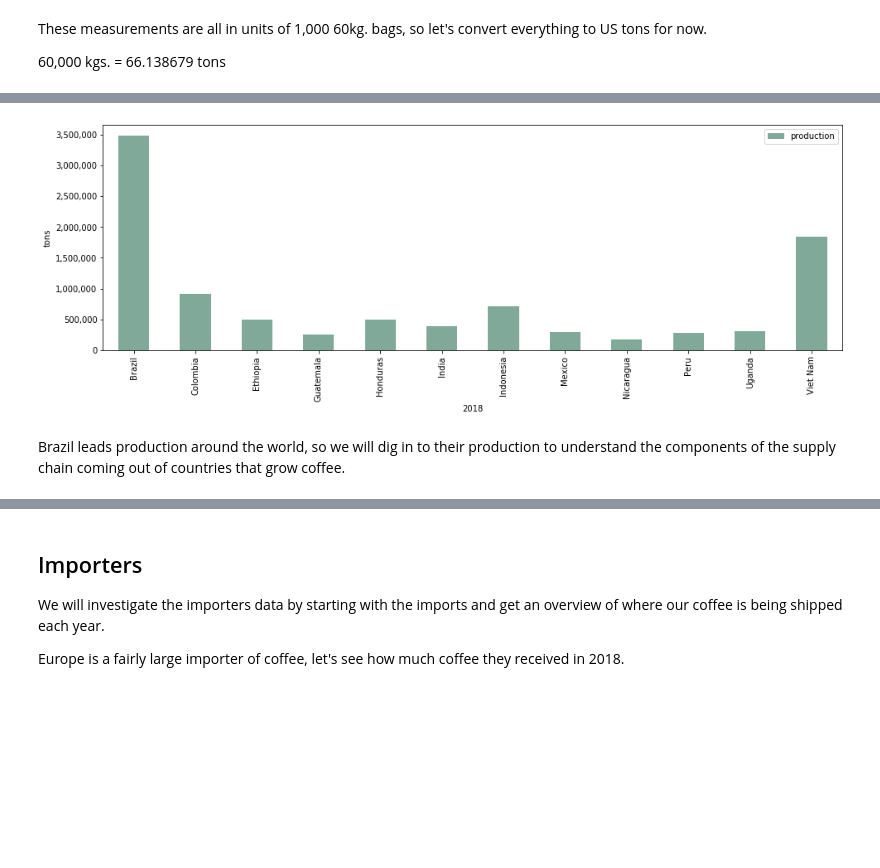
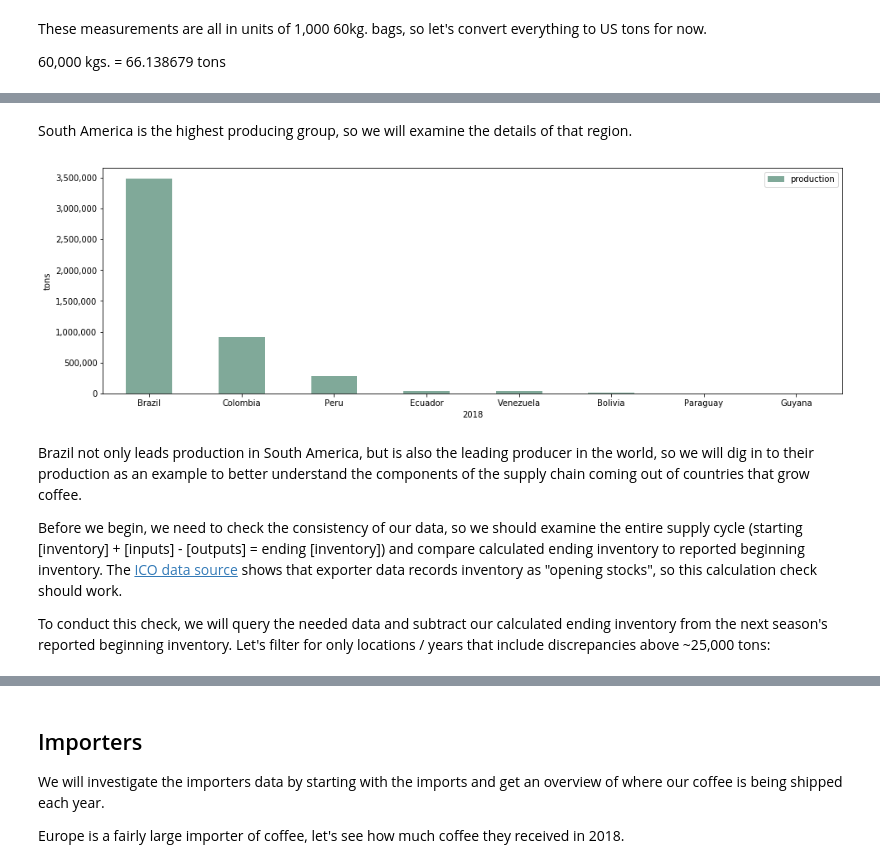
Before and after one commit to seanbhart/coffee, a Jupyter notebook: notebooks/coffee.ipynb, the cells around one changed output, grey strips where cells are left out. Cells and saved outputs as stored; diff of their text form; code cells hidden in the pictures; blank space fills up the shorter version.

```diff
--- a/notebooks/coffee.ipynb
+++ b/notebooks/coffee.ipynb
@@ -43,0 +74,7 @@ colors_importers = colors_dark[:1] + colors_dark[2:]
+# %%
+titles=['at-home bulk coffee','out-of-home only','at-home gourmet coffee','non-coffee drinkers']
+spending=[103.5,52.8,54.9,118.8]
+df = pd.DataFrame(spending, index=titles, columns=[''])
+p = df.plot.pie(y='', figsize=(5, 5), autopct=make_autopct(spending), colors=colors_dark[2:])
+p.get_legend().remove()
+l = p.set_xlabel("U.S. Coffee Drinkers (millions)")
@@ -84,3 +143,21 @@ l = b.set_xlabel("2018")
 These measurements are all in units of 1,000 60kg. bags, so let's convert everything to US tons for now.
 
 60,000 kgs. = 66.138679 tons
+# %%
+df = pd.read_sql("""SELECT loc.group, SUM(p.value * 66.138679) AS production
+FROM seasonal_production p
+INNER JOIN
+    (
+        SELECT l.id, l.title AS location, lg.title AS group
+        FROM location l
+        INNER JOIN location_group lg ON l.id=lg.location_id
+    ) AS loc
+ON p.location_id=loc.id
+WHERE year=2018
+GROUP BY loc.group
+ORDER BY production DESC;""",conn)
+b = df.plot.bar(figsize=(16,5), color=colors_exporters[1])
+b.set_yticklabels([f'{x:,.0f}' for x in b.get_yticks()])
+b.set_xticklabels(df['group'].tolist(), rotation=0)
+b.set_ylabel("tons")
+l = b.set_xlabel("2018")
@@ -87,15 +166,27 @@ These measurements are all in units of 1,000 60kg. bags, so let's convert everyt
+# %% [markdown]
+South America is the highest producing group, so we will examine the details of that region.
 # %%
-df = pd.read_sql("""SELECT l.title AS location,p.value * 66.138679 AS production
+df = pd.read_sql("""SELECT loc.location, p.value * 66.138679 AS production
 FROM seasonal_production p
-INNER JOIN location l ON p.location_id=l.id
-WHERE year=2018 AND p.value>2000
-ORDER BY location ASC;""",conn)
+INNER JOIN
+    (
+        SELECT l.id, l.title AS location, lg.title AS group
+        FROM location l
+        INNER JOIN location_group lg ON l.id=lg.location_id
+    ) AS loc
+ON p.location_id=loc.id
+WHERE year=2018 AND loc.group='South America'
+ORDER BY production DESC;""",conn)
 b = df.plot.bar(figsize=(16,5), color=colors_exporters[1])
 b.set_yticklabels([f'{x:,.0f}' for x in b.get_yticks()])
-b.set_xticklabels(df['location'].tolist(), rotation=90)
+b.set_xticklabels(df['location'].tolist(), rotation=0)
 b.set_ylabel("tons")
 l = b.set_xlabel("2018")
 # %% [output]
-[figure, old version]
+[figure, new version]
-# %% [markdown]
-Brazil leads production around the world, so we will dig in to their production to understand the components of the supply chain coming out of countries that grow coffee.
+# %% [markdown]
+Brazil not only leads production in South America, but is also the leading producer in the world, so we will dig in to their production as an example to better understand the components of the supply chain coming out of countries that grow coffee.
+
+Before we begin, we need to check the consistency of our data, so we should examine the entire supply cycle (starting [inventory] + [inputs] - [outputs] = ending [inventory]) and compare calculated ending inventory to reported beginning inventory.  The [ICO data source](http://www.ico.org/new_historical.asp?section=Statistics) shows that exporter data records inventory as "opening stocks", so this calculation check should work.
+
+To conduct this check, we will query the needed data and subtract our calculated ending inventory from the next season's reported beginning inventory.  Let's filter for only locations / years that include discrepancies above ~25,000 tons:
```
Also changed, not shown: parts of 20 cells of this notebook, 1 other file.
